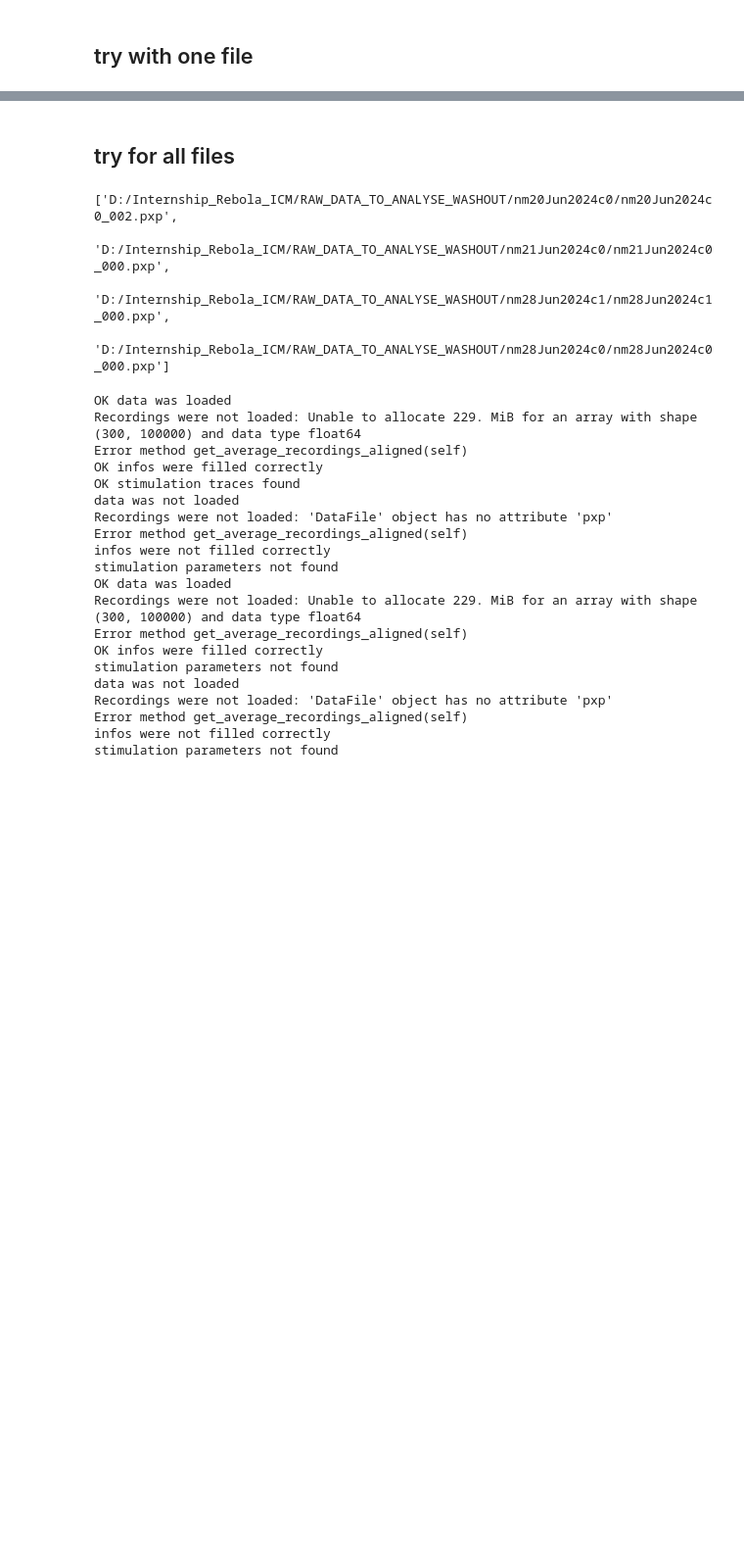
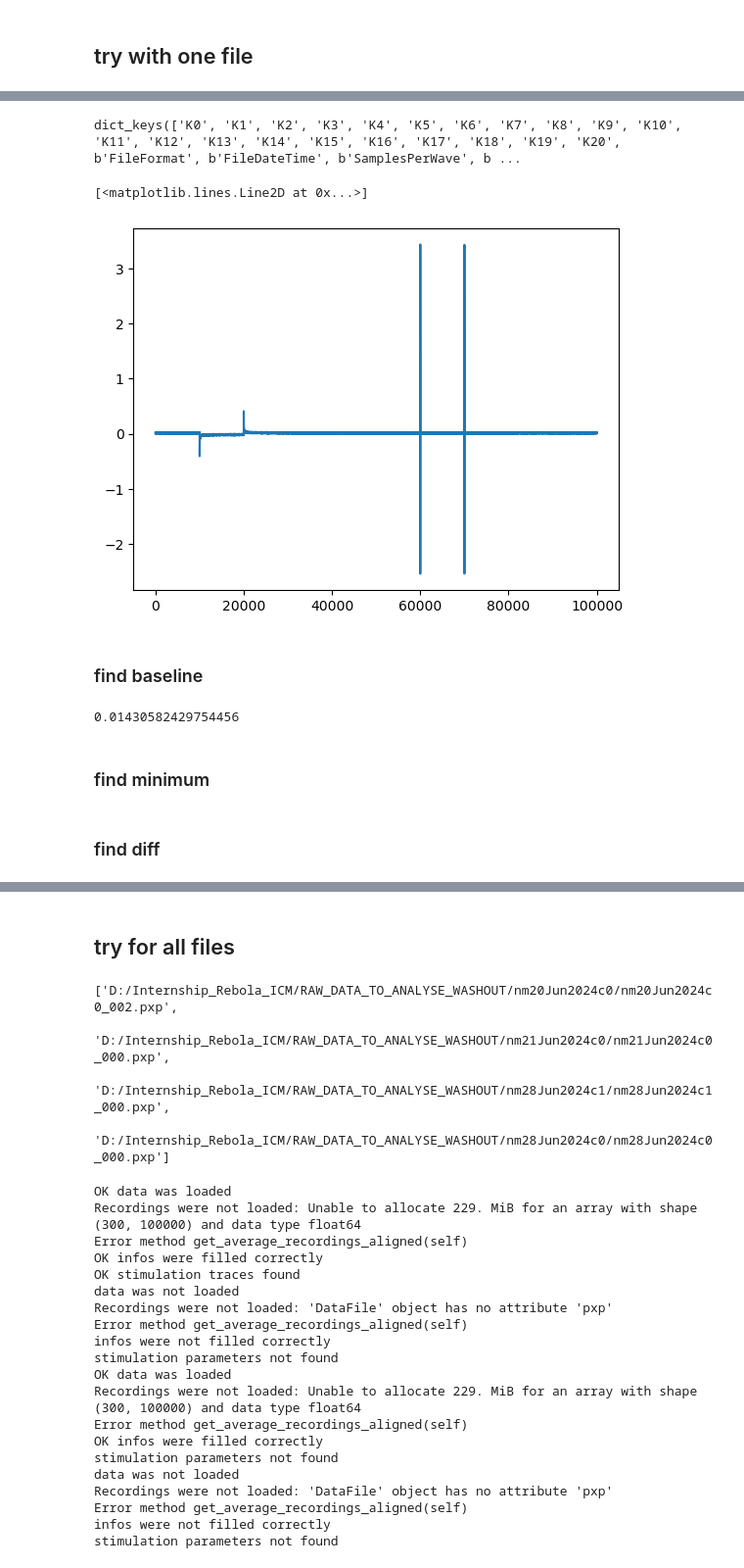
Before and after one commit to LauraGonzalez2000/Intracellular_recording, a Jupyter notebook: src/washout_experiment.ipynb, the cells around one changed output, grey strips where cells are left out. Shown at 98% size. Saved outputs shown, nothing was run; the diff lists cells and outputs as text; code cells hidden in the pictures; blank space fills up the shorter version.

Commit message:
update to plot washout experiment, to finish

```diff
--- a/src/washout_experiment.ipynb
+++ b/src/washout_experiment.ipynb
@@ -5,4 +8,4 @@ from trace_analysis import DataFile
 # %% [markdown]
 ## try with one file
 # %%
-datafile = loadpxp(file_path)
+datafile = loadpxp('D:/Internship_Rebola_ICM/RAW_DATA_TO_ANALYSE_WASHOUT/nm20Jun2024c0/nm20Jun2024c0_002.pxp')
@@ -8,0 +32,21 @@ datafile = loadpxp(file_path)
+# %%
+Data = datafile[1]['root']
+Data.keys()
+# %% [output]
+dict_keys(['K0', 'K1', 'K2', 'K3', 'K4', 'K5', 'K6', 'K7', 'K8', 'K9', 'K10', 'K11', 'K12', 'K13', 'K14', 'K15', 'K16', 'K17', 'K18', 'K19', 'K20', b'FileFormat', b'FileDateTime', b'SamplesPerWave', b ...
+# %%
+recording = Data[b'RecordA250'].wave['wave']['wData']
+plt.plot(recording)
+# %% [output]
+[<matplotlib.lines.Line2D at 0x...>]
+[figure, added]
+# %% [markdown]
+### find baseline
+# %%
+recording_baseline = recording[52000:58000]
+avg_baseline = statistics.mean(recording_baseline)
+print(avg_baseline)
+# %% [output]
+0.01430582429754456
+# %% [markdown]
+### find minimum
@@ -8,0 +56,2 @@ datafile = loadpxp(file_path)
+# %% [markdown]
+### find diff
```
Also changed, not shown: parts of 4 cells of this notebook.
